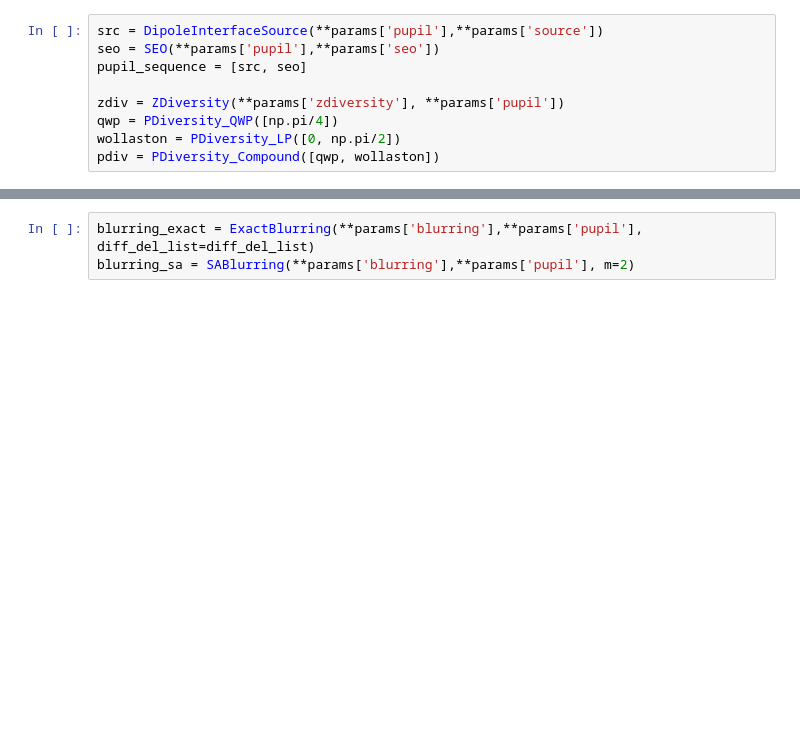
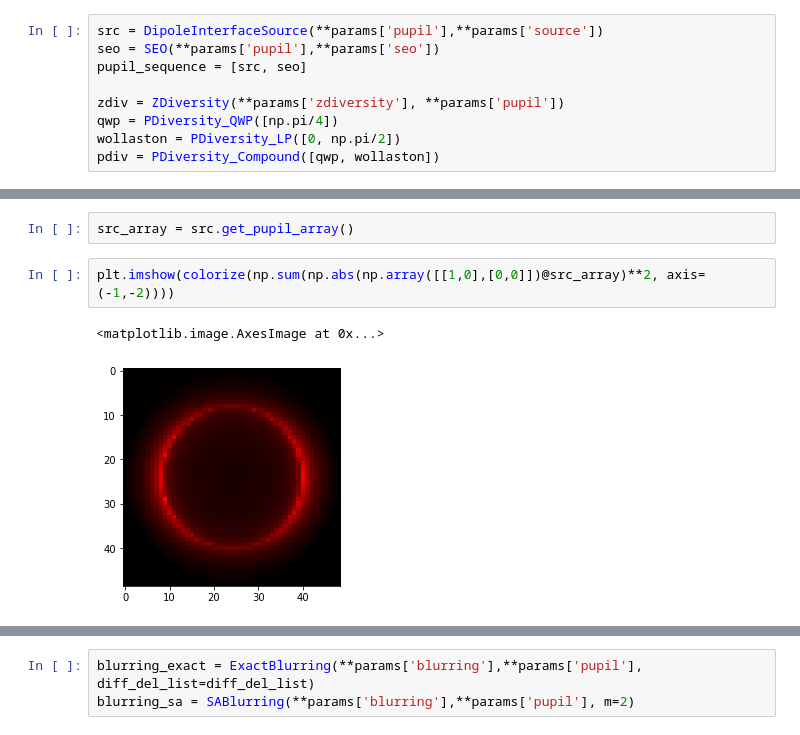
Before and after one commit to rodguti90/pyPSFstack, a Jupyter notebook: modelling_bead_psf.ipynb, the cells around one changed output, grey strips where cells are left out. Cells and saved outputs as stored; diff of their text form; blank space fills up the shorter version.

```diff
--- a/modelling_bead_psf.ipynb
+++ b/modelling_bead_psf.ipynb
@@ -69,0 +77,7 @@ pdiv = PDiversity_Compound([qwp, wollaston])
+# %%
+src_array = src.get_pupil_array()
+# %%
+plt.imshow(colorize(np.sum(np.abs(np.array([[1,0],[0,0]])@src_array)**2, axis=(-1,-2))))
+# %% [output]
+<matplotlib.image.AxesImage at 0x...>
+[figure, added]
```
Also changed, not shown: parts of 6 cells of this notebook.
